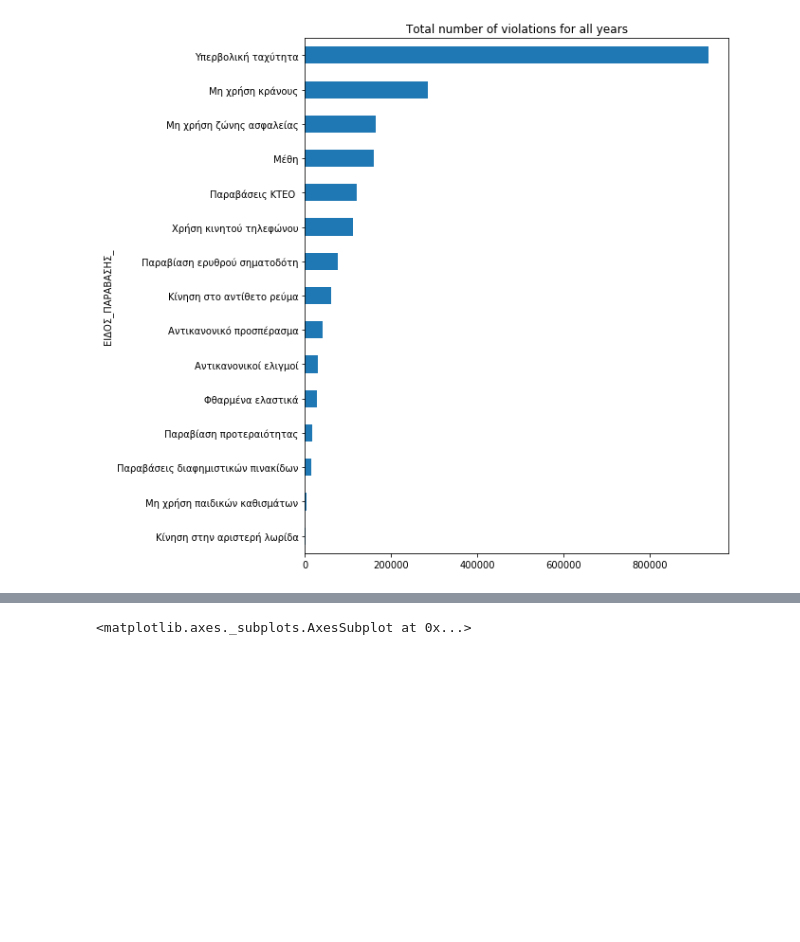
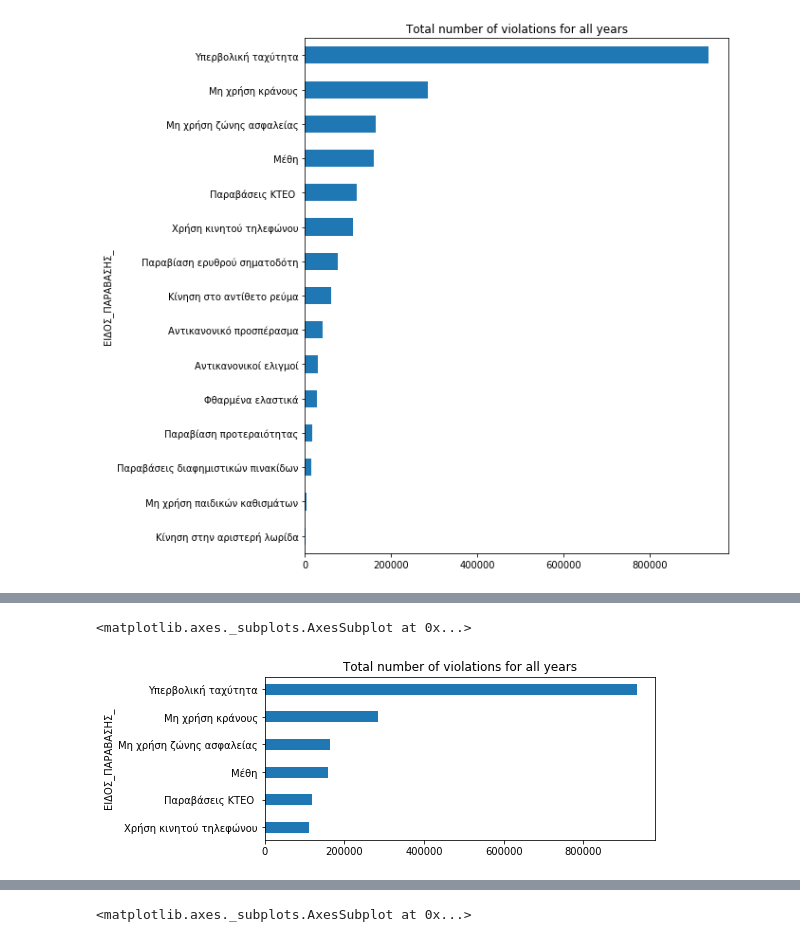
Before and after one commit to kosmaspanag/data-studio-projects, a Jupyter notebook: Weekly projects/Traffic_violations_in_Greece /Trafic_violations.ipynb, the cells around one changed output, grey strips where cells are left out. Cells and saved outputs as stored; diff of their text form; code cells hidden in the pictures; blank space fills up the shorter version.

```diff
--- a/Weekly projects/Traffic_violations_in_Greece /Trafic_violations.ipynb
+++ b/Weekly projects/Traffic_violations_in_Greece /Trafic_violations.ipynb
@@ -318,0 +323,3 @@ violations_allyears.sort_values().plot(kind = 'barh', width=0.5,
+# %%
+new_violations_all_years = violations_allyears.head(6)
+new_violations_all_years
@@ -318,0 +335,7 @@ violations_allyears.sort_values().plot(kind = 'barh', width=0.5,
+# %%
+new_violations_all_years.sort_values().plot(kind = 'barh', width=0.4,
+                                           figsize=(7, 3),
+                                           title='Total number of violations for all years')
+# %% [output]
+<matplotlib.axes._subplots.AxesSubplot at 0x...>
+[figure, added]
```
Also changed, not shown: parts of 29 cells of this notebook, 1 other file.
